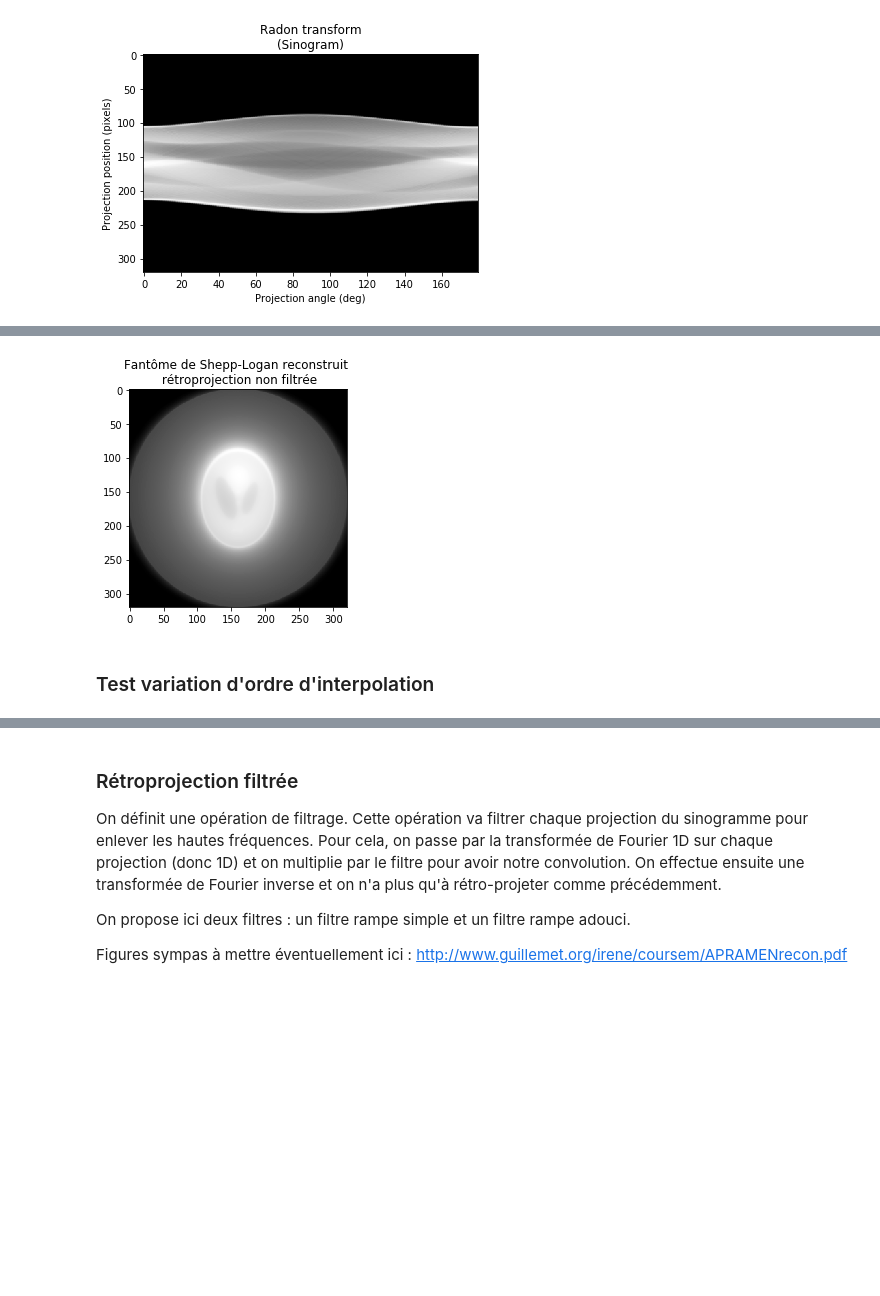
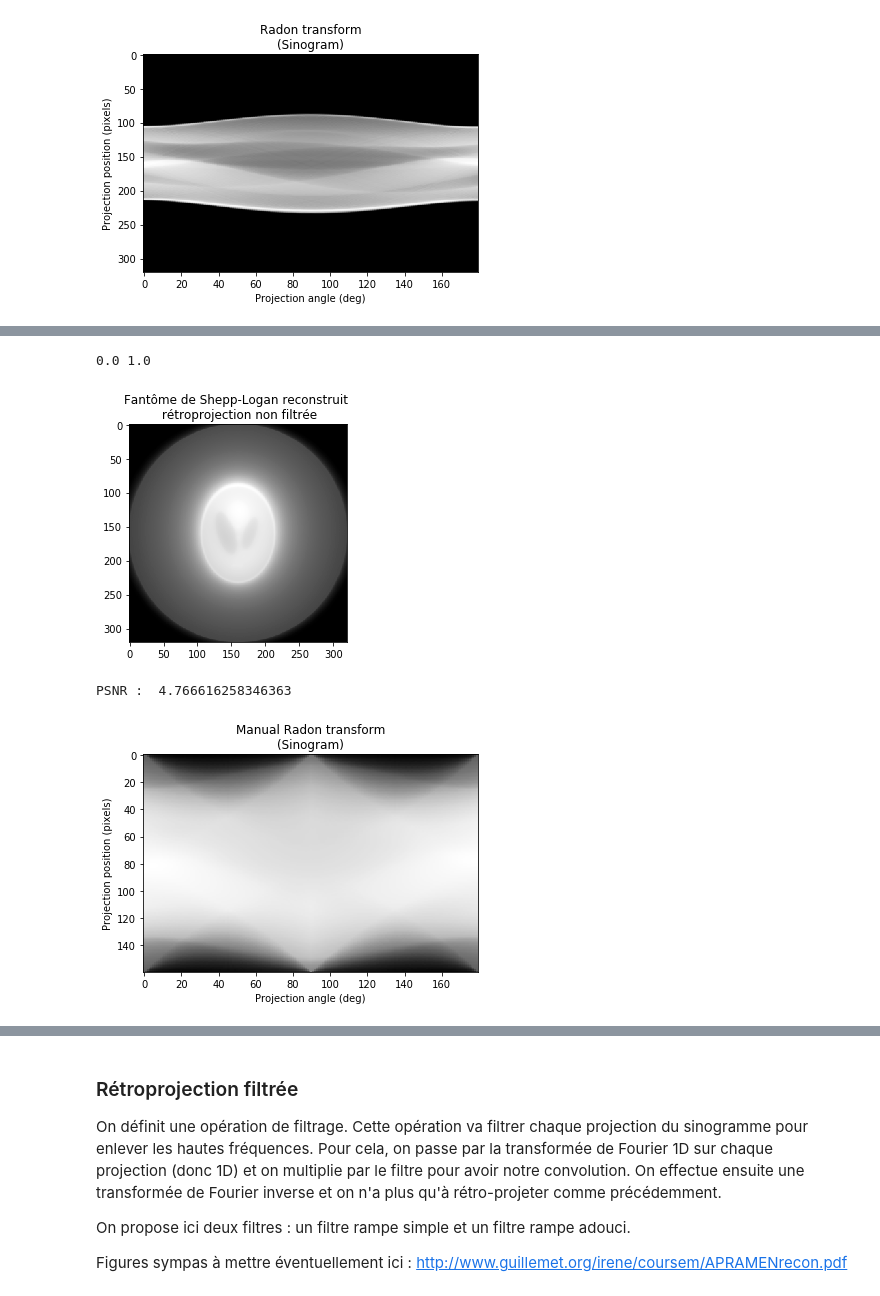
Before and after one commit to SimonTreil/Tomographie, a Jupyter notebook: Projet_Tomo_Zaza_2711.ipynb, the cells around one changed output, grey strips where cells are left out. Saved outputs shown, nothing was run; the diff lists cells and outputs as text; code cells hidden in the pictures; blank space fills up the shorter version.

```diff
--- a/Projet_Tomo_Zaza_2711.ipynb
+++ b/Projet_Tomo_Zaza_2711.ipynb
@@ -133,15 +171,32 @@ def retroprojection_non_filtree(sinogram, theta_list):
         img_rec += temp[:,:,index_angle]
 
     #return img_rec
-    return rotate(img_rec, 90)
+    return normalize_img(rotate(img_rec, 90))
 # %%
 ### test
 our_img_rec = retroprojection_non_filtree(our_sinogram, theta_list)
+print(np.min(our_img_rec), np.max(our_img_rec))
+
+crop_our_img_rec = our_img_rec[int(L/2):L+int(L/2),int(C/2):C+int(C/2)]
 
 plt.imshow(our_img_rec, cmap=plt.cm.Greys_r)
 plt.title('Fantôme de Shepp-Logan reconstruit \n rétroprojection non filtrée')
 plt.show()
+
+print("PSNR : ", psnr(img, crop_our_img_rec)) #img true, img_test
 # %% [output]
+0.0 1.0
 [figure]
+PSNR :  4.766616258346363
-# %% [markdown]
-### Test variation d'ordre d'interpolation
+# %%
+## sinogramme de l'image reconstruite
+
+sino_retro_nonfilt = radon_transform(crop_our_img_rec, theta_list)
+
+plt.imshow(sino_retro_nonfilt, cmap=plt.cm.Greys_r, aspect='auto')
+plt.title("Manual Radon transform\n(Sinogram)")
+plt.xlabel("Projection angle (deg)")
+plt.ylabel("Projection position (pixels)")
+plt.show()
+# %% [output]
+[figure, added]
```
Also changed, not shown: parts of 22 cells of this notebook.
